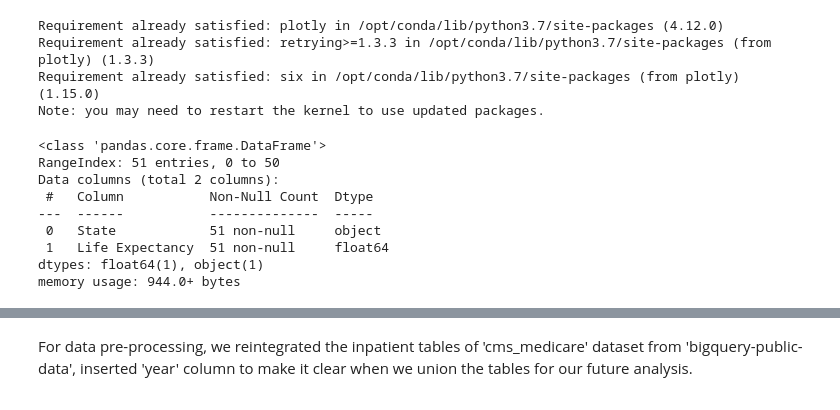
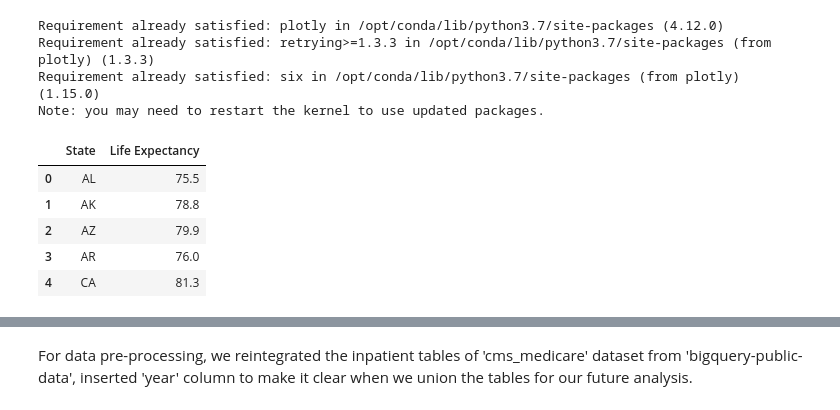
Before and after one commit to AnyiHuang/Analyzing-Inpatient-medical-expense-in-US, a Jupyter notebook: BA780_Team5A.ipynb, the cells around one changed output, grey strips where cells are left out. Drawn from its saved outputs; the diff is of its cells as text; code cells hidden in the pictures.

```diff
--- a/BA780_Team5A.ipynb
+++ b/BA780_Team5A.ipynb
@@ -67,12 +68,9 @@ inpatient_payment_by_year = pd.read_csv('inpatient_payment_by_year.csv')
 # %%
-life_expectancy.info()
+life_expectancy.head()
 # %% [output]
-<class 'pandas.core.frame.DataFrame'>
-RangeIndex: 51 entries, 0 to 50
-Data columns (total 2 columns):
- #   Column           Non-Null Count  Dtype
----  ------           --------------  -----
- 0   State            51 non-null     object
- 1   Life Expectancy  51 non-null     float64
-dtypes: float64(1), object(1)
-memory usage: 944.0+ bytes
+|  | State | Life Expectancy |
+| 0 | AL | 75.5 |
+| 1 | AK | 78.8 |
+| 2 | AZ | 79.9 |
+| 3 | AR | 76.0 |
+| 4 | CA | 81.3 |
```
Also changed, not shown: parts of 3 cells of this notebook, 1 other file.
